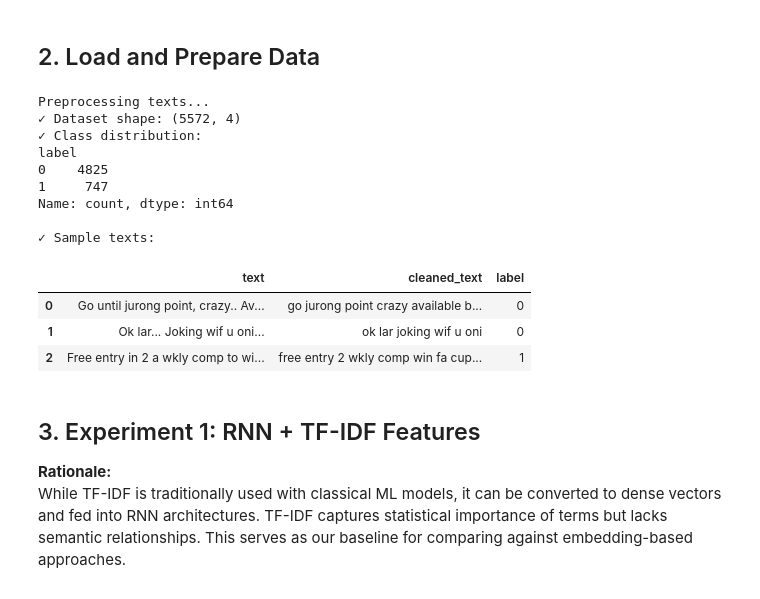
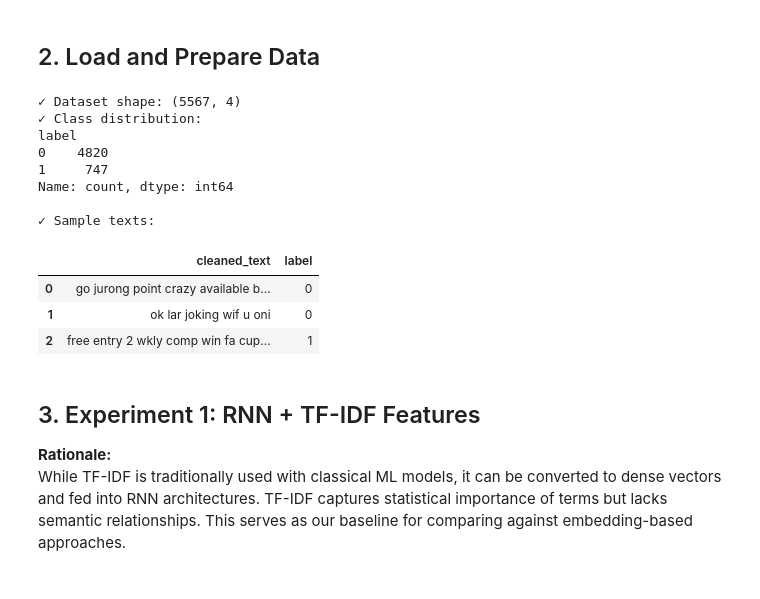
Before and after one commit to ernesteNtezirizaza/Group6-Text-Classification-Assignment, a Jupyter notebook: notebooks/03_charlotte_rnn.ipynb, the cells around one changed output. Cells and saved outputs as stored; diff of their text form; code cells hidden in the pictures.

```diff
--- a/notebooks/03_charlotte_rnn.ipynb
+++ b/notebooks/03_charlotte_rnn.ipynb
@@ -88,47 +80,39 @@ print('✓ NLTK data downloaded')
 # %% [markdown]
 ## 2. Load and Prepare Data
 # %%
-# Load data
-df = pd.read_csv('../data/raw/spam.csv', encoding='latin-1')
-df = df[['v1', 'v2']]  # Keep only relevant columns
-df.columns = ['label', 'text']
+# Load preprocessed data
+df = pd.read_csv('../data/processed/spam_preprocessed.csv')
+df = df[['v1', 'cleaned_text', 'tokens']]  # Keep only relevant columns
+df.columns = ['label', 'cleaned_text', 'tokens_str']
+
+# Remove rows with NaN in cleaned_text
+df = df.dropna(subset=['cleaned_text'])
 
 # Encode labels: ham=0, spam=1
 le = LabelEncoder()
 df['label'] = le.fit_transform(df['label'])
 
-# Preprocess text
-preprocessor = TextPreprocessor(
-    lowercase=True,
-    remove_punctuation=True,
-    remove_numbers=False,
-    remove_stopwords=True,
-    stemming=False,
-    lemmatization=True
-)
-
-print('Preprocessing texts...')
-df['cleaned_text'] = df['text'].apply(lambda x: preprocessor.preprocess(x))
-df['cleaned_tokens'] = df['text'].apply(lambda x: preprocessor.preprocess(x, return_tokens=True))
+# Convert string representation of tokens back to lists
+import ast
+df['cleaned_tokens'] = df['tokens_str'].apply(lambda x: ast.literal_eval(x) if isinstance(x, str) else x)
 
 print(f'✓ Dataset shape: {df.shape}')
 print(f'✓ Class distribution:\n{df["label"].value_counts()}')
 print(f'\n✓ Sample texts:')
-df[['text', 'cleaned_text', 'label']].head(3)
+df[['cleaned_text', 'label']].head(3)
 # %% [output]
-Preprocessing texts...
-✓ Dataset shape: (5572, 4)
+✓ Dataset shape: (5567, 4)
 ✓ Class distribution:
 label
-0    4825
+0    4820
 1     747
 Name: count, dtype: int64
 
 ✓ Sample texts:
-|  | text | cleaned_text | label |
-| 0 | Go until jurong point, crazy.. Av... | go jurong point crazy available b... | 0 |
-| 1 | Ok lar... Joking wif u oni... | ok lar joking wif u oni | 0 |
-| 2 | Free entry in 2 a wkly comp to wi... | free entry 2 wkly comp win fa cup... | 1 |
+|  | cleaned_text | label |
+| 0 | go jurong point crazy available b... | 0 |
+| 1 | ok lar joking wif u oni | 0 |
+| 2 | free entry 2 wkly comp win fa cup... | 1 |
 # %% [markdown]
 ## 3. Experiment 1: RNN + TF-IDF Features
 
```
Also changed, not shown: parts of 20 cells of this notebook, 13 other files.
